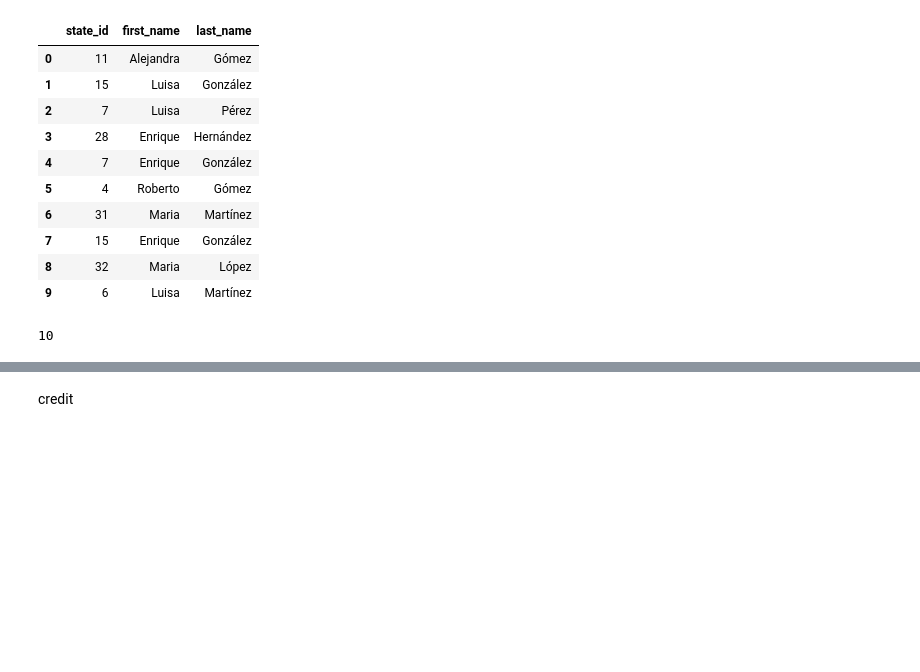
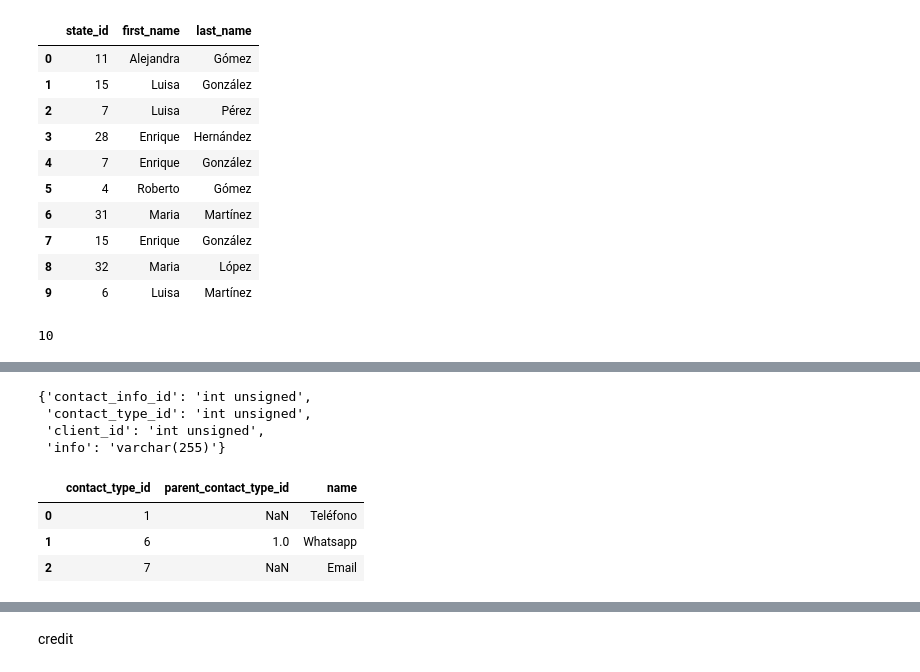
Before and after one commit to Pernexium/crm_pernexium, a Jupyter notebook: data/generacion_random_registros_crm_pernexium.ipynb, the cells around one changed output, grey strips where cells are left out. Cells and saved outputs as stored; diff of their text form; code cells hidden in the pictures; blank space fills up the shorter version.

```diff
--- a/data/generacion_random_registros_crm_pernexium.ipynb
+++ b/data/generacion_random_registros_crm_pernexium.ipynb
@@ -104,0 +124,16 @@ gen_clients
+# %%
+contact_infos_squema = get_schema_dict('crm_pernexium.contact_infos')
+contact_infos_squema
+# %% [output]
+{'contact_info_id': 'int unsigned',
+ 'contact_type_id': 'int unsigned',
+ 'client_id': 'int unsigned',
+ 'info': 'varchar(255)'}
+# %%
+contact_types = read_table('crm_pernexium.contact_types')
+contact_types
+# %% [output]
+|  | contact_type_id | parent_contact_type_id | name |
+| 0 | 1 | NaN | Teléfono |
+| 1 | 6 | 1.0 | Whatsapp |
+| 2 | 7 | NaN | Email |
```
Also changed, not shown: parts of 13 cells of this notebook.
